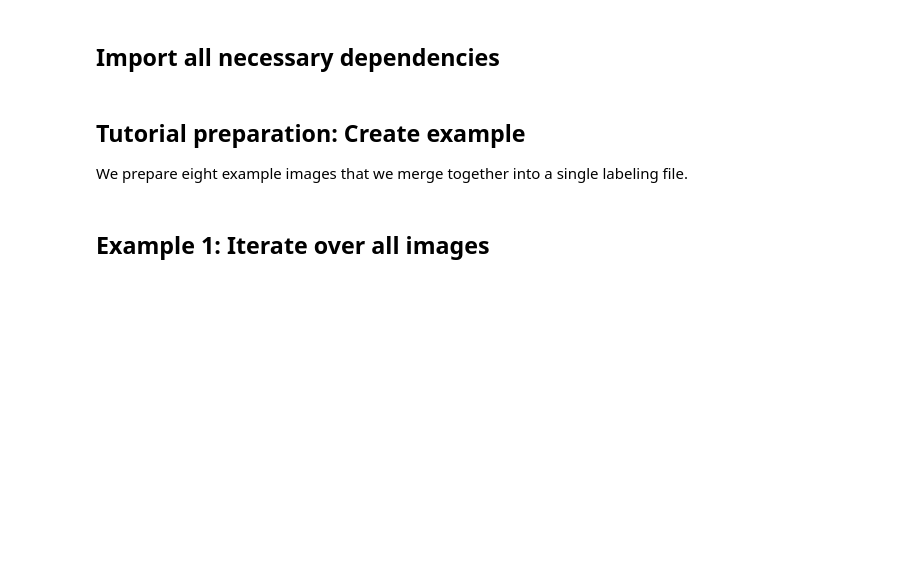
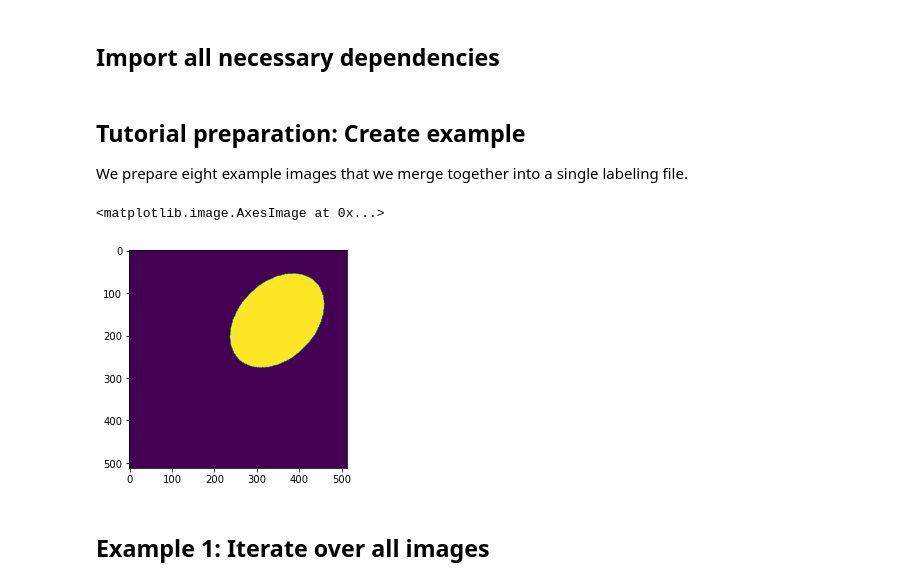
Before and after one commit to Labelings/Labeling_Example, a Jupyter notebook: 01_Python/tutorial.ipynb, the cells around one changed output. Cells and saved outputs as stored; diff of their text form; code cells hidden in the pictures; blank space fills up the shorter version.

Commit message:
Slight changes to examples

```diff
--- a/01_Python/tutorial.ipynb
+++ b/01_Python/tutorial.ipynb
@@ -30,22 +45,25 @@ We prepare eight example images that we merge together into a single labeling fi
 example_images = []
 example_images.append(np.invert(imread("up_big.tif")))
 example_images[0][example_images[0]>0] = 130
-example_images.append(rotate(np.transpose(np.flip(example_images[0]).copy()), angle=45, reshape=False, mode="constant", cval=0))
+example_images.append(rotate(np.transpose(np.flip(example_images[0]).copy()), angle=45, reshape=False, mode="grid-constant", cval=0, order=0))
 example_images[1][example_images[1]>0] = 131
 example_images.append(np.transpose(np.flip(example_images[0]).copy()))
 example_images[2][example_images[2]>0] = 132
-example_images.append(rotate(np.flip(example_images[0]).copy(), angle=45, reshape=False, mode="constant", cval=0))
+example_images.append(rotate(np.flip(example_images[0]).copy(), angle=45, reshape=False, mode="grid-constant", cval=0, order=0))
 example_images[3][example_images[3]>0] = 133
 example_images.append(np.flip(example_images[0]).copy())
 example_images[4][example_images[4]>0] = 134
-example_images.append(rotate(np.transpose(example_images[0]).copy(), angle=45, reshape=False, mode="constant", cval=0))
+example_images.append(rotate(np.transpose(example_images[0]).copy(), angle=45, reshape=False, mode="grid-constant", cval=0, order=0))
 example_images[5][example_images[5]>0] = 135
 example_images.append(np.transpose(example_images[0]).copy())
 example_images[6][example_images[6]>0] = 136
-example_images.append(rotate(example_images[0], angle=45, reshape=False, mode="constant", cval=0))
+example_images.append(rotate(example_images[0], angle=45, reshape=False, mode="grid-constant", cval=0, order=0))
 example_images[7][example_images[7]>0] = 137
 # %%
-plt.imshow(example_images[0])
+plt.imshow(example_images[1])
+# %% [output]
+<matplotlib.image.AxesImage at 0x...>
+[figure, added]
 # %% [markdown]
 ## Example 1: Iterate over all images
 # %%
```
Also changed, not shown: parts of 3 cells of this notebook, 2 other files.
